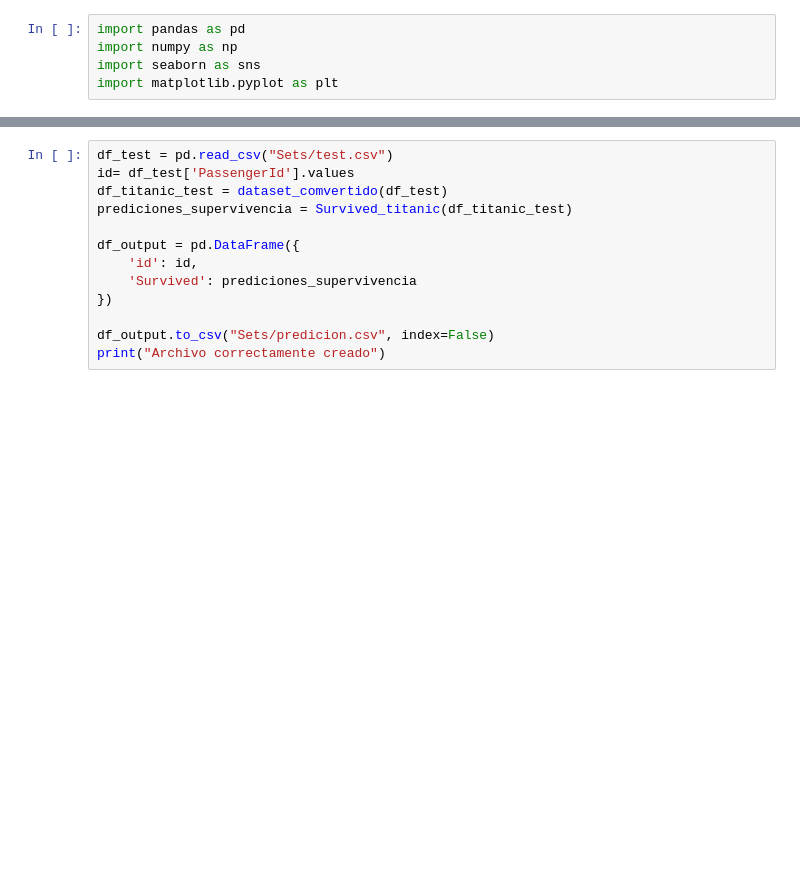
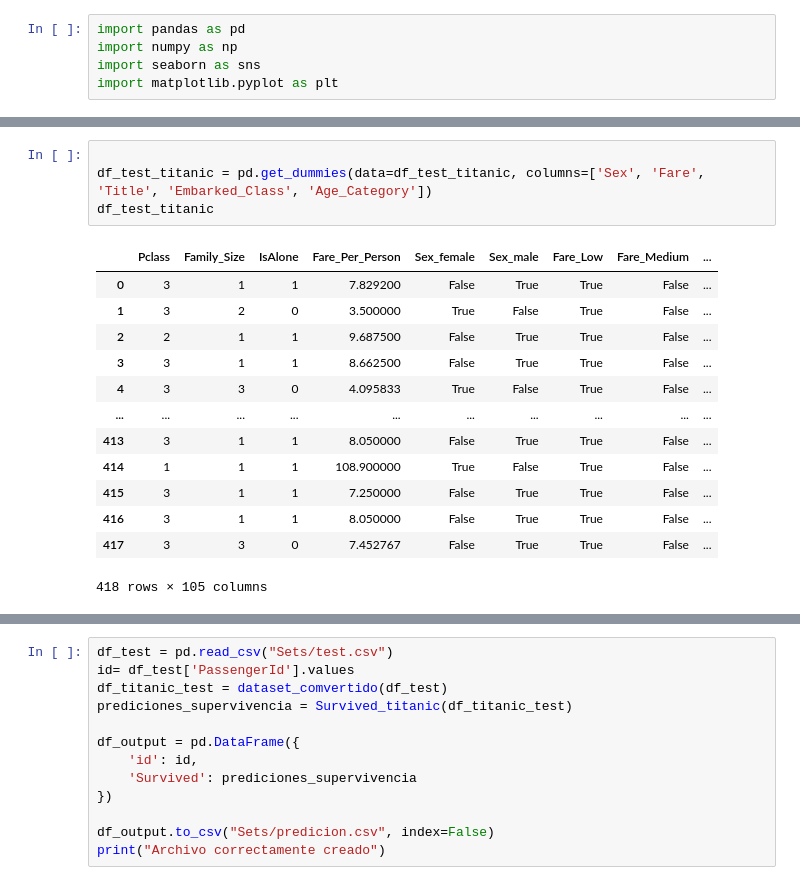
Before and after one commit to David2003006/Inteligencia-Artificial, a Jupyter notebook: Titanic/Practica4.ipynb, the cells around one changed output, grey strips where cells are left out. Drawn from its saved outputs; the diff is of its cells as text; blank space fills up the shorter version.

```diff
--- a/Titanic/Practica4.ipynb
+++ b/Titanic/Practica4.ipynb
@@ -58,0 +88,18 @@ dtype: int64
+# %%
+
+df_test_titanic = pd.get_dummies(data=df_test_titanic, columns=['Sex', 'Fare', 'Title', 'Embarked_Class', 'Age_Category'])
+df_test_titanic
+# %% [output]
+|  | Pclass | Family_Size | IsAlone | Fare_Per_Person | Sex_female | Sex_male | Fare_Low | Fare_Medium | ... |
+| 0 | 3 | 1 | 1 | 7.829200 | False | True | True | False | ... |
+| 1 | 3 | 2 | 0 | 3.500000 | True | False | True | False | ... |
+| 2 | 2 | 1 | 1 | 9.687500 | False | True | True | False | ... |
+| 3 | 3 | 1 | 1 | 8.662500 | False | True | True | False | ... |
+| 4 | 3 | 3 | 0 | 4.095833 | True | False | True | False | ... |
+| ... | ... | ... | ... | ... | ... | ... | ... | ... | ... |
+| 413 | 3 | 1 | 1 | 8.050000 | False | True | True | False | ... |
+| 414 | 1 | 1 | 1 | 108.900000 | True | False | True | False | ... |
+| 415 | 3 | 1 | 1 | 7.250000 | False | True | True | False | ... |
+| 416 | 3 | 1 | 1 | 8.050000 | False | True | True | False | ... |
+| 417 | 3 | 3 | 0 | 7.452767 | False | True | True | False | ... |
+418 rows × 105 columns
```
Also changed, not shown: parts of 19 cells of this notebook.
